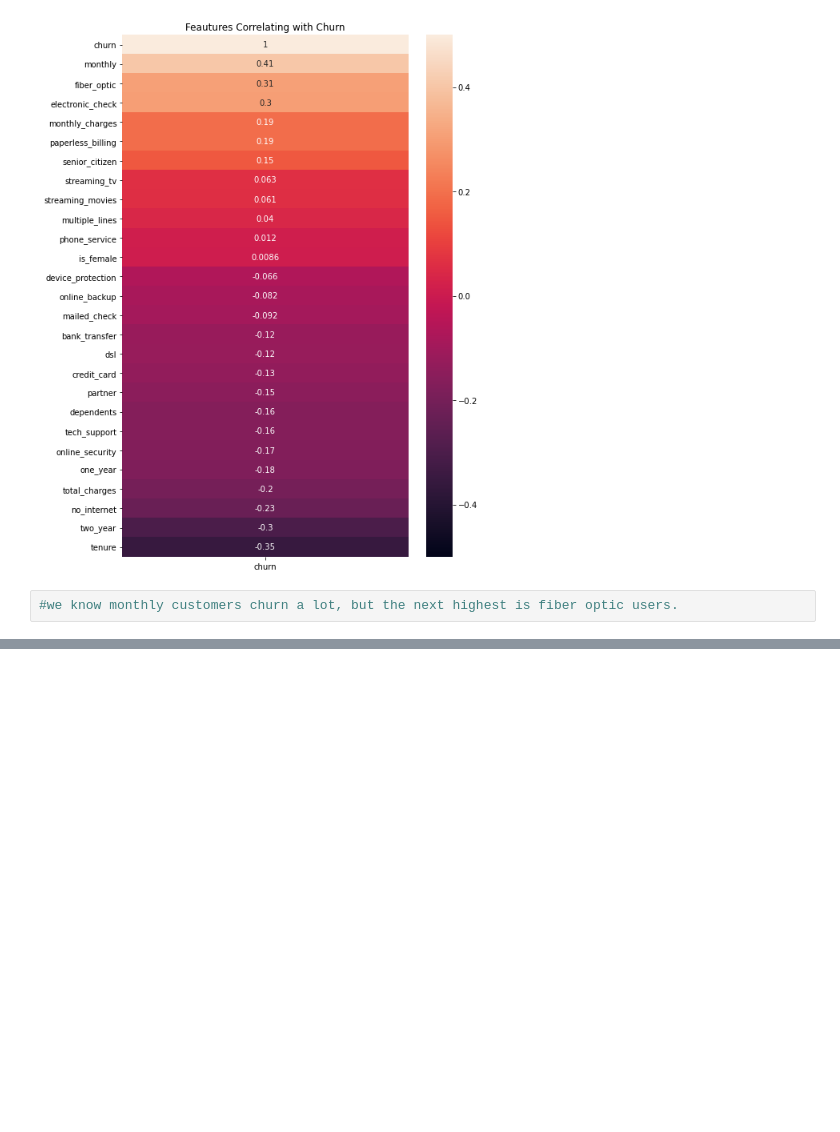
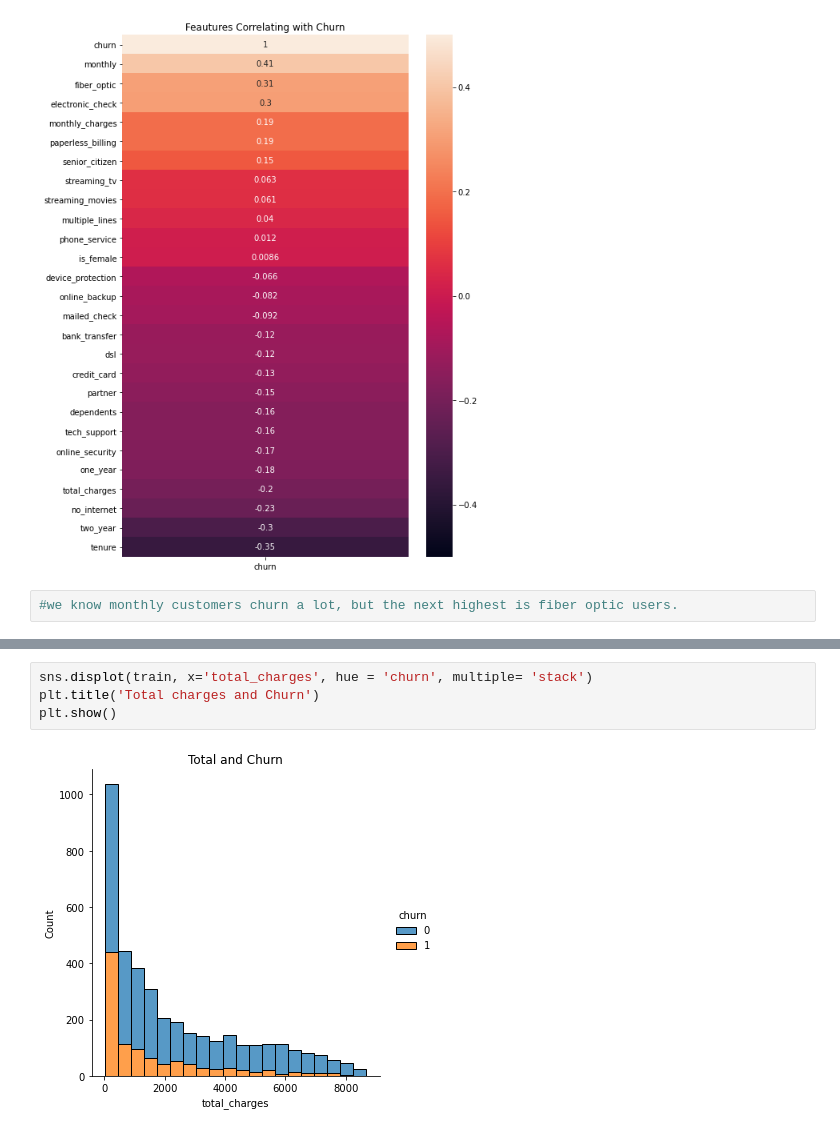
Before and after one commit to annah-vu/classification_project, a Jupyter notebook: initial_notebook.ipynb, the cells around one changed output, grey strips where cells are left out. Drawn from its saved outputs; the diff is of its cells as text; blank space fills up the shorter version.

```diff
--- a/initial_notebook.ipynb
+++ b/initial_notebook.ipynb
@@ -492,0 +509,6 @@ get_churn_heatmap(df)
+# %%
+sns.displot(train, x='total_charges', hue = 'churn', multiple= 'stack')
+plt.title('Total charges and Churn')
+plt.show()
+# %% [output]
+[figure, added]
```
Also changed, not shown: parts of 12 cells of this notebook.
